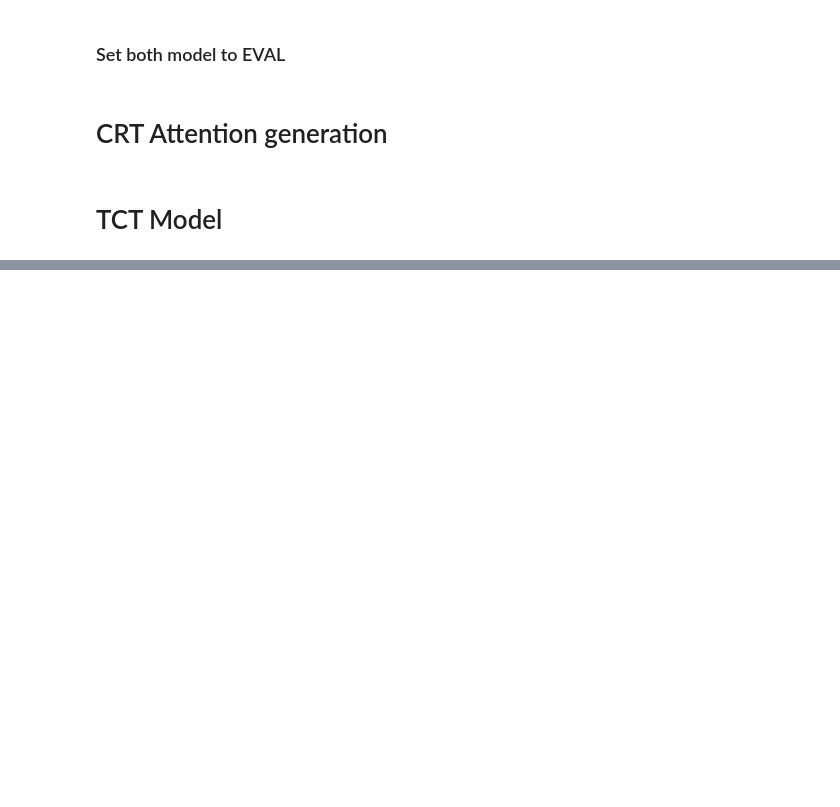
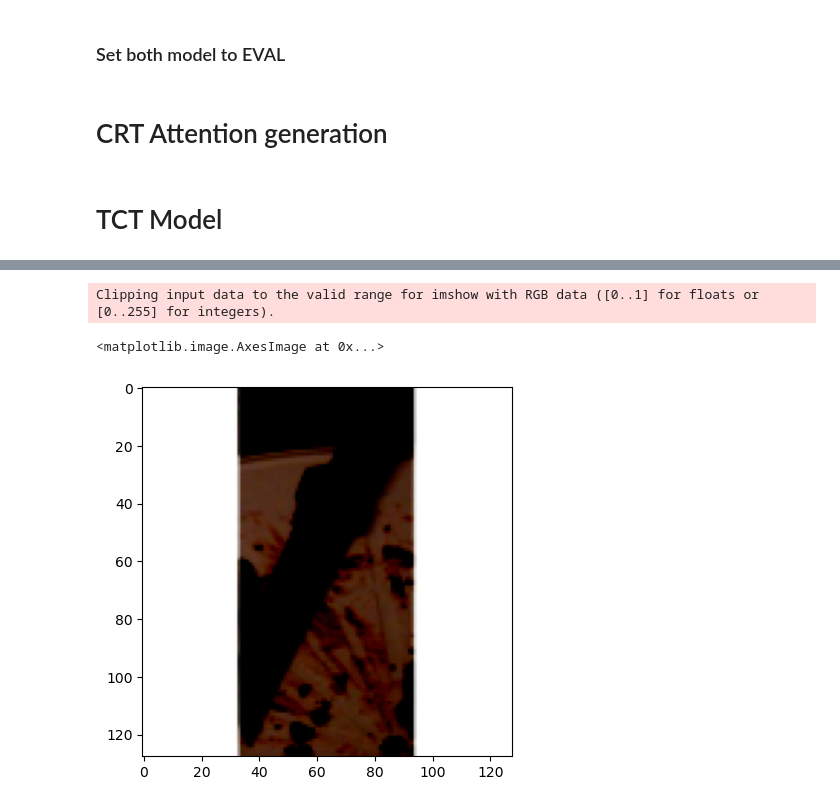
Before and after one commit to tuanisworkingonsomeprojects/TCT-visual-search, a Jupyter notebook: TCT notebooks/3.2 ContextBreak TCT from scratch (Trained Random).ipynb, the cells around one changed output, grey strips where cells are left out. Drawn from its saved outputs; the diff is of its cells as text; code cells hidden in the pictures; blank space fills up the shorter version.

```diff
--- a/TCT notebooks/3.2 ContextBreak TCT from scratch (Trained Random).ipynb
+++ b/TCT notebooks/3.2 ContextBreak TCT from scratch (Trained Random).ipynb
@@ -106,7 +106,7 @@ import shutil
 # Specify the path to your zip file
 zip_file_path = os.path.join(
     root_folder,
-    'TCT-visual-search/datasets/SCEGRAM/SCEGRAM-20250725T045647Z-1-001.zip'
+    'TCT-visual-search/datasets/ContextBreak/ooc.zip'
 )
 
 
@@ -114,7 +114,7 @@ zip_file_path = os.path.join(
 # If not provided, it extracts to the current working directory.
 destination_directory = os.path.join(
     root_folder,
-    'TCT-visual-search/datasets/SCEGRAM/'
+    'TCT-visual-search/datasets/ContextBreak/'
 )
 
 
@@ -122,7 +122,7 @@ destination_directory = os.path.join(
 if not os.path.exists(destination_directory):
     os.makedirs(destination_directory)
 
-if not os.path.exists(os.path.join(destination_directory, 'SCEGRAM')):
+if not os.path.exists(os.path.join(destination_directory, 'ooc')):
     print('Unzip file not found start unzipping!')
 
     try:
@@ -383,12 +307,12 @@ patch_h      = 16
 n_patch_w, n_patch_h = int(search_w // patch_w), int(search_h // patch_h)
 
 IOR_size     = 24
-dataset      = 'scegram'
+dataset      = 'ContextBreak'
 n_random     = 100
 
 
 
-dataset_dir = os.path.join(destination_directory, 'SCEGRAM')
+dataset_dir = os.path.join(destination_directory, 'ooc')
 # %% [markdown]
 ### Loading weights for CRT and ViT model
 # %% [markdown]
@@ -729,0 +675,2 @@ class test:
+# %%
+dset = ContextBreak(**dset_config)
@@ -729,0 +713,6 @@ class test:
+# %%
+plt.imshow(dset[1][1].permute(1, 2, 0))
+# %% [output]
+Clipping input data to the valid range for imshow with RGB data ([0..1] for floats or [0..255] for integers).
+<matplotlib.image.AxesImage at 0x...>
+[figure, added]
```
Also changed, not shown: parts of 30 cells of this notebook, 10 other files.
